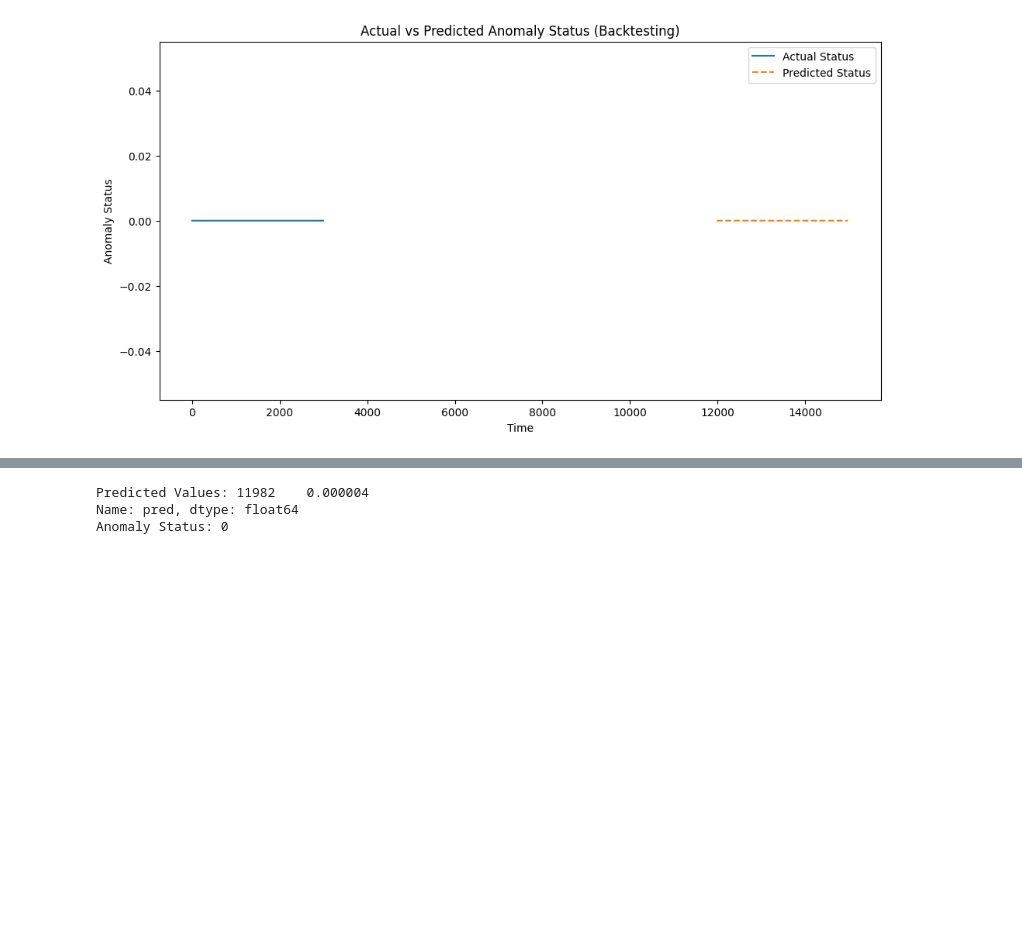
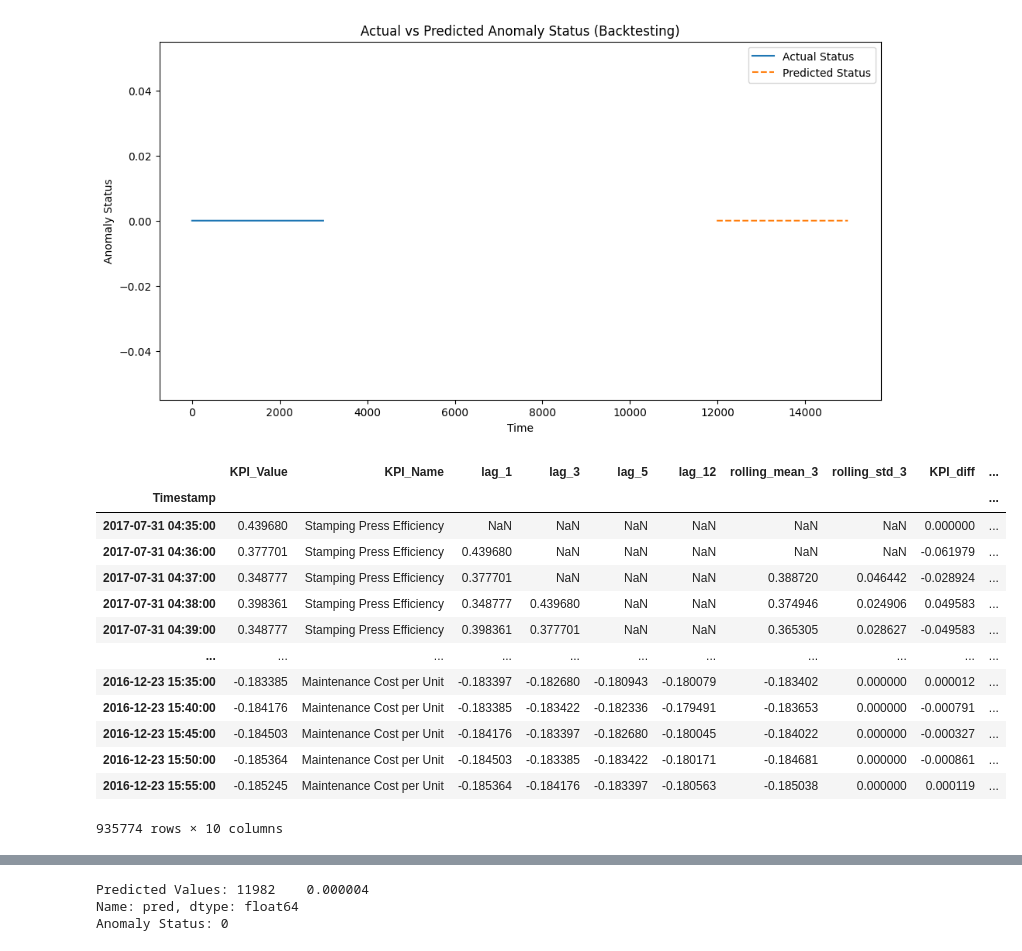
Before and after one commit to daliaaaaaaa/Machine-Alert-Classification, a Jupyter notebook: Anomaly_Detection.ipynb, the cells around one changed output, grey strips where cells are left out. Cells and saved outputs as stored; diff of their text form; code cells hidden in the pictures; blank space fills up the shorter version.

```diff
--- a/Anomaly_Detection.ipynb
+++ b/Anomaly_Detection.ipynb
@@ -276,3 +276,50 @@ plt.title("Actual vs Predicted Anomaly Status (Backtesting)")
 plt.show()
 # %% [output]
 [figure]
+# %%
+# read test set
+df_test=pd.read_csv('dataset/test_set_rec.csv')
+
+# preprocess df_test
+# Convert Timestamp to datetime if not already
+df_test['Timestamp'] = pd.to_datetime(df_test['Timestamp'])
+df_test.set_index('Timestamp', inplace=True)
+
+# load the label encoder
+label_encoder = joblib.load('label_encoder.pkl')
+df['KPI_Name'] = label_encoder.fit_transform(df['KPI_Name'])
+
+# Normalisation de KPI_Value
+df_test['KPI_Value'] = scaler.transform(df_test[['KPI_Value']])
+
+# Création des décalages (lags) dans real_time_data
+for lag in [1, 3, 5, 12]:
+    df_test[f'lag_{lag}'] = df_test['KPI_Value'].shift(lag)
+
+# Calculate rolling statistics
+df_test['rolling_mean_3'] = df_test['KPI_Value'].rolling(window=3).mean()
+df_test['rolling_std_3'] = df_test['KPI_Value'].rolling(window=3).std()
+
+# Calculate the difference
+df_test['KPI_diff'] = df_test['KPI_Value'].diff().fillna(0)  # Fill NaN for the first row
+
+# Predict the KPI Cluster
+kmeans = joblib.load('kmeans_model.pkl')
+df_test['KPI_Cluster'] = kmeans.predict(df_test[['KPI_Value', 'KPI_diff', 'rolling_mean_3', 'rolling_std_3']].fillna(0))[0]
+# %%
+df_test
+# %% [output]
+|  | KPI_Value | KPI_Name | lag_1 | lag_3 | lag_5 | lag_12 | rolling_mean_3 | rolling_std_3 | KPI_diff | ... |
+| Timestamp |  |  |  |  |  |  |  |  |  | ... |
+| 2017-07-31 04:35:00 | 0.439680 | Stamping Press Efficiency | NaN | NaN | NaN | NaN | NaN | NaN | 0.000000 | ... |
+| 2017-07-31 04:36:00 | 0.377701 | Stamping Press Efficiency | 0.439680 | NaN | NaN | NaN | NaN | NaN | -0.061979 | ... |
+| 2017-07-31 04:37:00 | 0.348777 | Stamping Press Efficiency | 0.377701 | NaN | NaN | NaN | 0.388720 | 0.046442 | -0.028924 | ... |
+| 2017-07-31 04:38:00 | 0.398361 | Stamping Press Efficiency | 0.348777 | 0.439680 | NaN | NaN | 0.374946 | 0.024906 | 0.049583 | ... |
+| 2017-07-31 04:39:00 | 0.348777 | Stamping Press Efficiency | 0.398361 | 0.377701 | NaN | NaN | 0.365305 | 0.028627 | -0.049583 | ... |
+| ... | ... | ... | ... | ... | ... | ... | ... | ... | ... | ... |
+| 2016-12-23 15:35:00 | -0.183385 | Maintenance Cost per Unit | -0.183397 | -0.182680 | -0.180943 | -0.180079 | -0.183402 | 0.000000 | 0.000012 | ... |
+| 2016-12-23 15:40:00 | -0.184176 | Maintenance Cost per Unit | -0.183385 | -0.183422 | -0.182336 | -0.179491 | -0.183653 | 0.000000 | -0.000791 | ... |
+| 2016-12-23 15:45:00 | -0.184503 | Maintenance Cost per Unit | -0.184176 | -0.183397 | -0.182680 | -0.180045 | -0.184022 | 0.000000 | -0.000327 | ... |
+| 2016-12-23 15:50:00 | -0.185364 | Maintenance Cost per Unit | -0.184503 | -0.183385 | -0.183422 | -0.180171 | -0.184681 | 0.000000 | -0.000861 | ... |
+| 2016-12-23 15:55:00 | -0.185245 | Maintenance Cost per Unit | -0.185364 | -0.184176 | -0.183397 | -0.180563 | -0.185038 | 0.000000 | 0.000119 | ... |
+935774 rows × 10 columns
```
Also changed, not shown: parts of 5 cells of this notebook, 3 other files.
